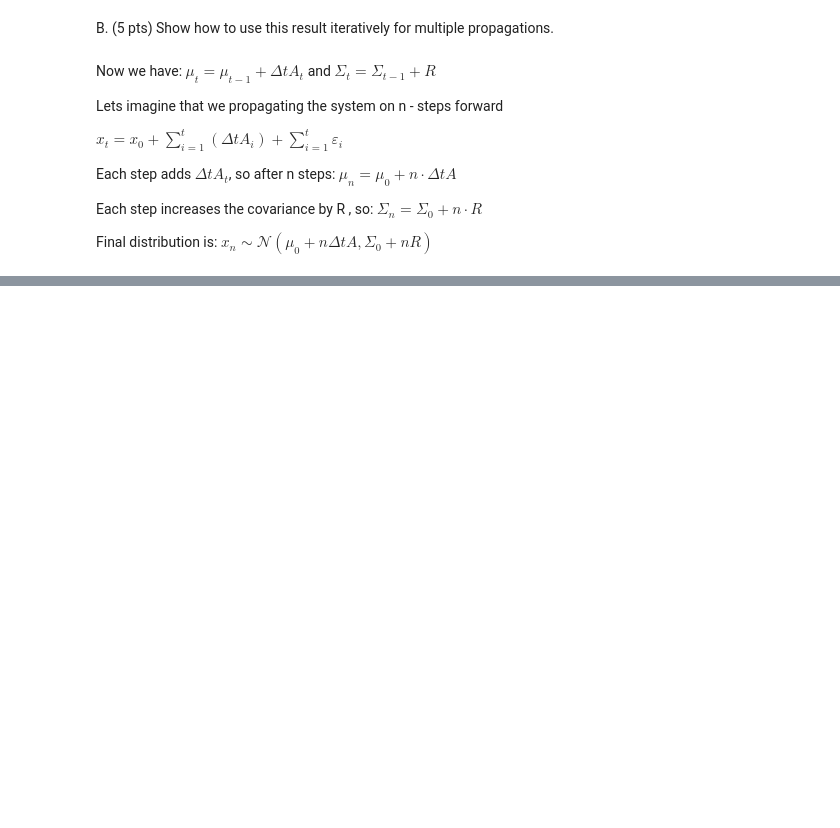
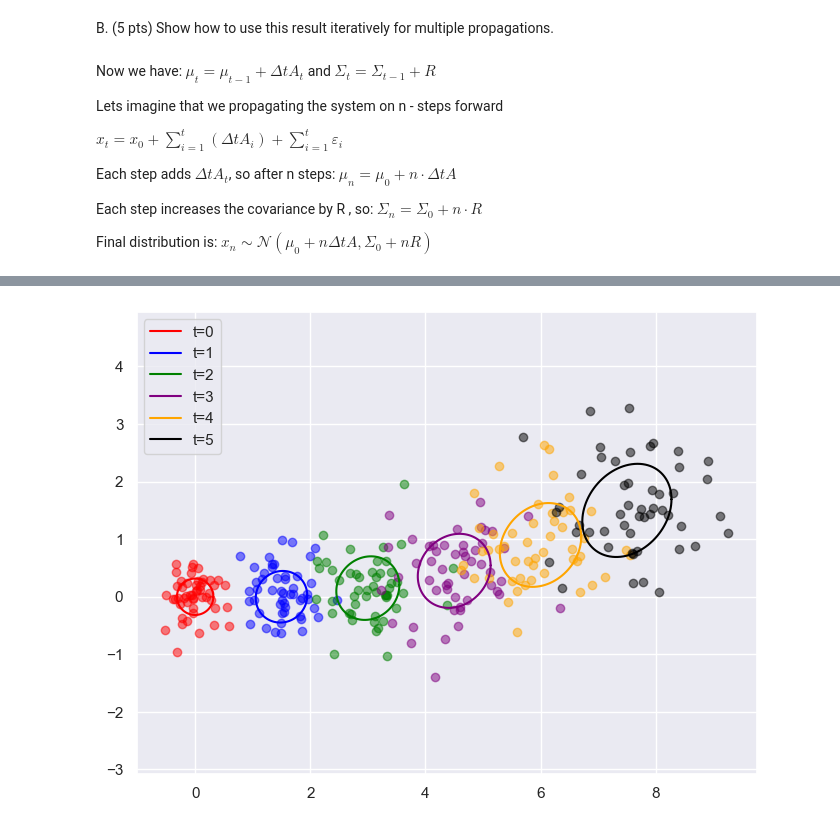
Before and after one commit to HerMak56/perception-in-robotics, a Jupyter notebook: HomeWork/PS1/PS1_Solution.ipynb, the cells around one changed output, grey strips where cells are left out. Saved outputs shown, nothing was run; the diff lists cells and outputs as text; code cells hidden in the pictures; blank space fills up the shorter version.

```diff
--- a/HomeWork/PS1/PS1_Solution.ipynb
+++ b/HomeWork/PS1/PS1_Solution.ipynb
@@ -377,0 +432,50 @@ plt.show()
+# %%
+def plot_ellipse(mean, cov, color='red', label=None):
+        angles = np.linspace(0, 2 * np.pi, 100)
+        circle = np.array([np.cos(angles), np.sin(angles)])
+        L = cholesky(cov)
+        ellipse = (L @ circle + mean[..., np.newaxis]).T
+        plt.plot(ellipse[:, 0], ellipse[:, 1], color=color, label=label)
+
+def propagate_system(mean: np.array,
+                     cov: np.array,
+                     n_steps: int,
+                     cov_noise: np.array,
+                     F: np.array,
+                     B: np.array,
+                     control: np.array):
+    for _ in range(n_steps):
+        mean = F @ mean + B @ control
+        cov = F @ cov @ F.T + cov_noise
+    return mean, cov
+
+mu_0 = np.array([0, 0])
+Sigma_0 = np.array([[0.1, 0],
+                    [0, 0.1]])
+A = np.array([3, 0])
+dt = 0.5
+R = np.array([[0.1, 0],
+              [0, 0.1]])
+
+F = np.array([[1, 0],
+              [0.1, 1]])
+
+B = np.array([[dt, 0],
+              [0, dt]])
+
+plt.figure(figsize=(8,6))
+colors = ['red', 'blue', 'green', 'purple', 'orange', 'black']
+
+for t in range(6):
+    mu_t, Sigma_t = propagate_system(mu_0, Sigma_0, t, R, F, B, A)
+    plot_ellipse(mu_t, Sigma_t, color=colors[t], label=f"t={t}")
+    samples = np.random.multivariate_normal(mu_t, Sigma_t, size=50)
+    plt.scatter(samples[:, 0], samples[:, 1], color=colors[t], alpha=0.5)
+
+plt.axis('equal')
+plt.legend()
+plt.grid()
+plt.gca().set_aspect('equal')
+plt.show()
+# %% [output]
+[figure, added]
```
Also changed, not shown: parts of 5 cells of this notebook.
